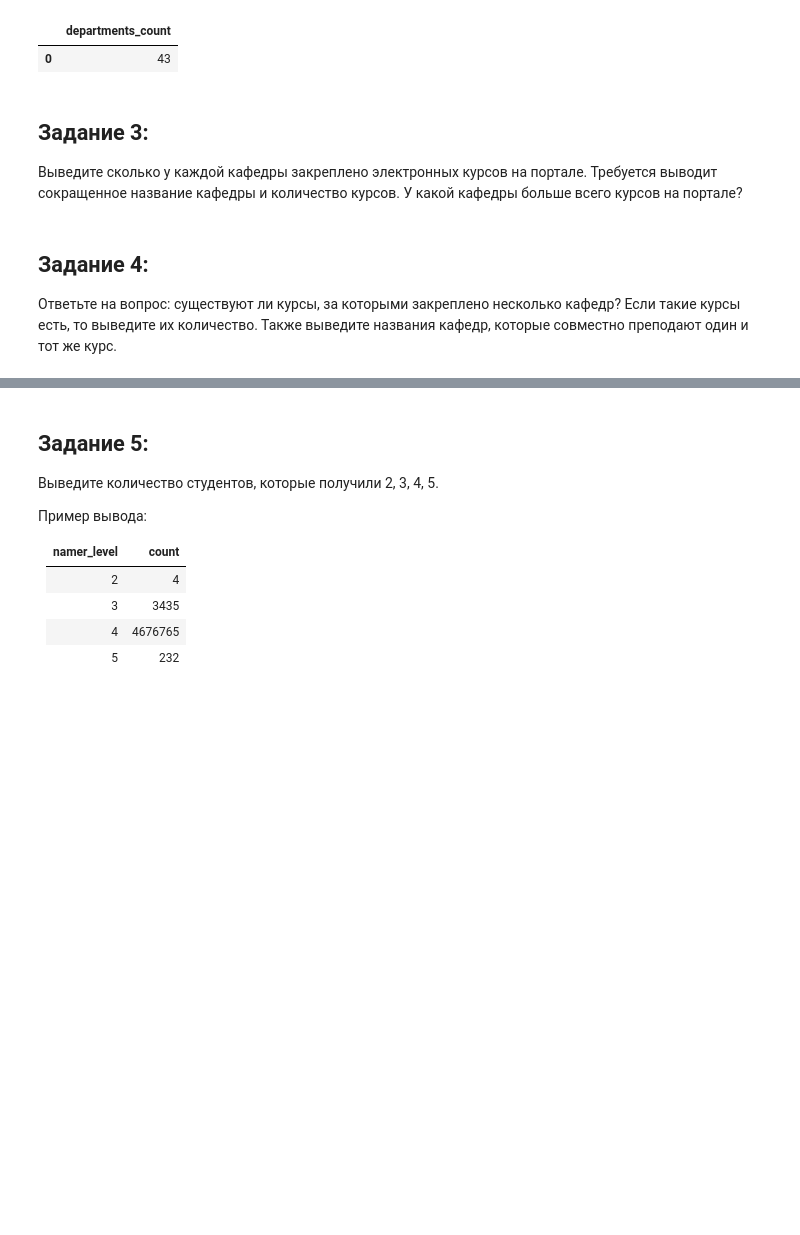
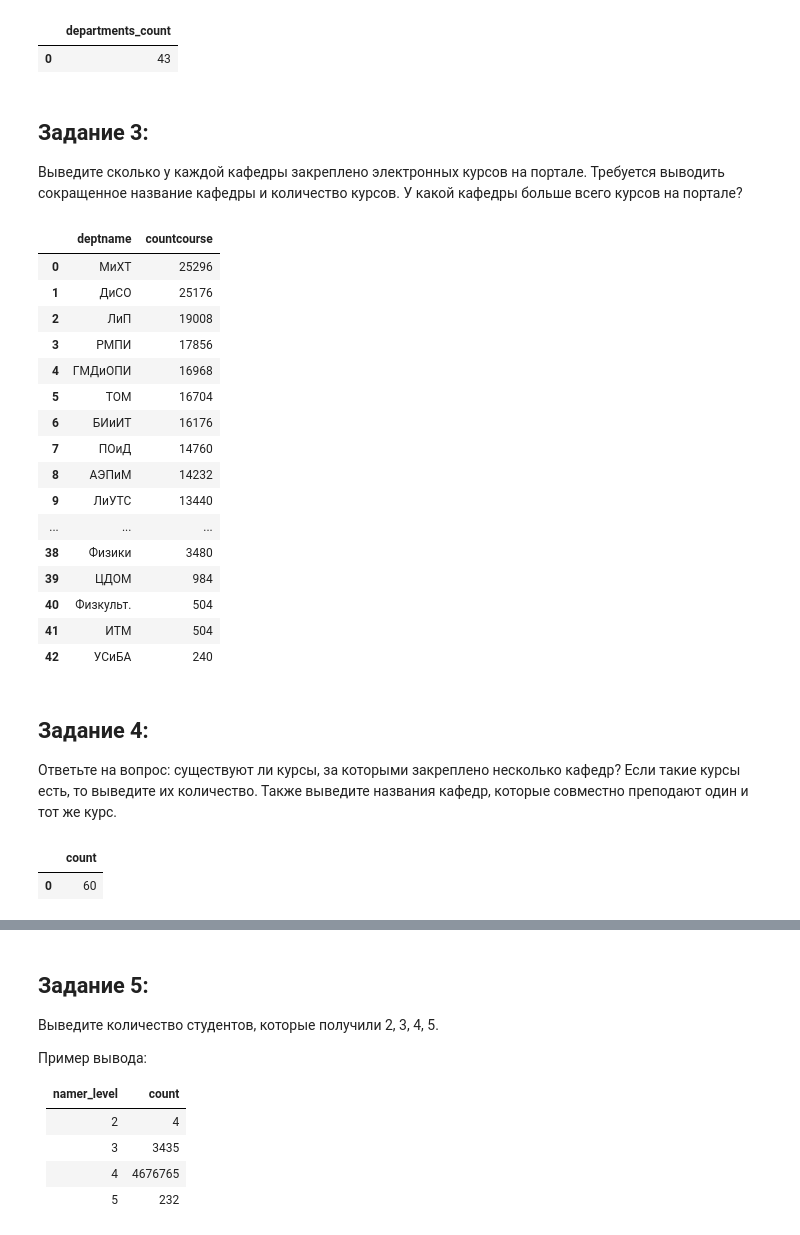
Before and after one commit to Nominante1/Big_data_in_economics_Davydoff, a Jupyter notebook: task_4_Docker/postGre_portal_logs.ipynb, the cells around one changed output, grey strips where cells are left out. Saved outputs shown, nothing was run; the diff lists cells and outputs as text; code cells hidden in the pictures; blank space fills up the shorter version.

```diff
--- a/task_4_Docker/postGre_portal_logs.ipynb
+++ b/task_4_Docker/postGre_portal_logs.ipynb
@@ -140,3 +127,24 @@ name - сокращенное название кафедры.
 Измените данные вещественного типа, сейчас целая и дробная часть разделены запятой, замените ее на точку.
 
 Выведите первые 10 записей, чтобы проверить результат предобработки.
+# %%
+# получаем текущую директорию ноутбука
+current_dir = os.getcwd()
+
+# переходим на один уровень вверх
+project_root = os.path.dirname(current_dir)
+
+# формируем путь к файлу .env в папке Task1, там у нас лежит файл .env с настройками подключения к БД
+dotenv_path = os.path.join(project_root, 'task_2_Docker', '.env')
+
+# загружаем переменные окружения из указанного файла
+load_dotenv(dotenv_path)
+
+# получим доступ к переменным окружения
+user = os.getenv("DB_USER")
+password = os.getenv("DB_PASSWORD")
+db_name = os.getenv("DB_NAME")
+db_port = os.getenv("DB_PORT")
+secret_hash = os.getenv("SECRET_HASH")
+
+print(f"Загруженные данные: USER={user}, DB={db_name}, DB_PORT={db_port}")
@@ -156,6 +166,8 @@ try:
 
 except Exception as e:
     print(f"Ошибка при подключении к базе данных: {e}")
+
+conn.autocommit = True
 # %% [output]
 Успешное подключение к базе данных!
 # %%
@@ -236,10 +231,64 @@ display(df)
 ##  Задание 3:
 
 Выведите сколько у каждой кафедры закреплено электронных курсов на портале.
-Требуется выводит сокращенное название кафедры и количество курсов.
+Требуется выводить сокращенное название кафедры и количество курсов.
 У какой кафедры больше всего курсов на портале?
+# %%
+query = """
+    SELECT
+        DEPARTMENTS.name AS DEPTNAME,
+        COUNT(USER_LOGS.courseid) AS COUNTCOURSE
+    FROM USER_LOGS INNER JOIN DEPARTMENTS ON USER_LOGS.depart = DEPARTMENTS.id
+    GROUP BY DEPARTMENTS.name
+    ORDER BY COUNTCOURSE DESC
+"""
+
+df = pd.read_sql_query(query, conn)
+display(df)
+# %% [output]
+|  | deptname | countcourse |
+| 0 | МиХТ | 25296 |
+| 1 | ДиСО | 25176 |
+| 2 | ЛиП | 19008 |
+| 3 | РМПИ | 17856 |
+| 4 | ГМДиОПИ | 16968 |
+| 5 | ТОМ | 16704 |
+| 6 | БИиИТ | 16176 |
+| 7 | ПОиД | 14760 |
+| 8 | АЭПиМ | 14232 |
+| 9 | ЛиУТС | 13440 |
+| ... | ... | ... |
+| 38 | Физики | 3480 |
+| 39 | ЦДОМ | 984 |
+| 40 | Физкульт. | 504 |
+| 41 | ИТМ | 504 |
+| 42 | УСиБА | 240 |
 # %% [markdown]
 ## Задание 4:
 
 Ответьте на вопрос: существуют ли курсы, за которыми закреплено несколько кафедр? Если такие курсы есть, то выведите их количество.
 Также выведите названия кафедр, которые совместно преподают один и тот же курс.
+# %%
+query = """
+
+    SELECT
+        COUNT(DEPTCOUNT.courseid)
+    FROM
+    (
+        SELECT
+            USER_LOGS.courseid,
+            COUNT(DISTINCT USER_LOGS.depart) AS departments_count
+        FROM USER_LOGS
+        WHERE courseid IS NOT NULL
+        GROUP BY USER_LOGS.courseid
+        HAVING COUNT(DISTINCT depart) > 1
+    ) AS DEPTCOUNT
+"""
+
+
+
+df = pd.read_sql_query(query, conn)
+display(df)
+# %% [output]
+|  | count |
+| 0 | 60 |
```
Also changed, not shown: parts of 7 cells of this notebook.
